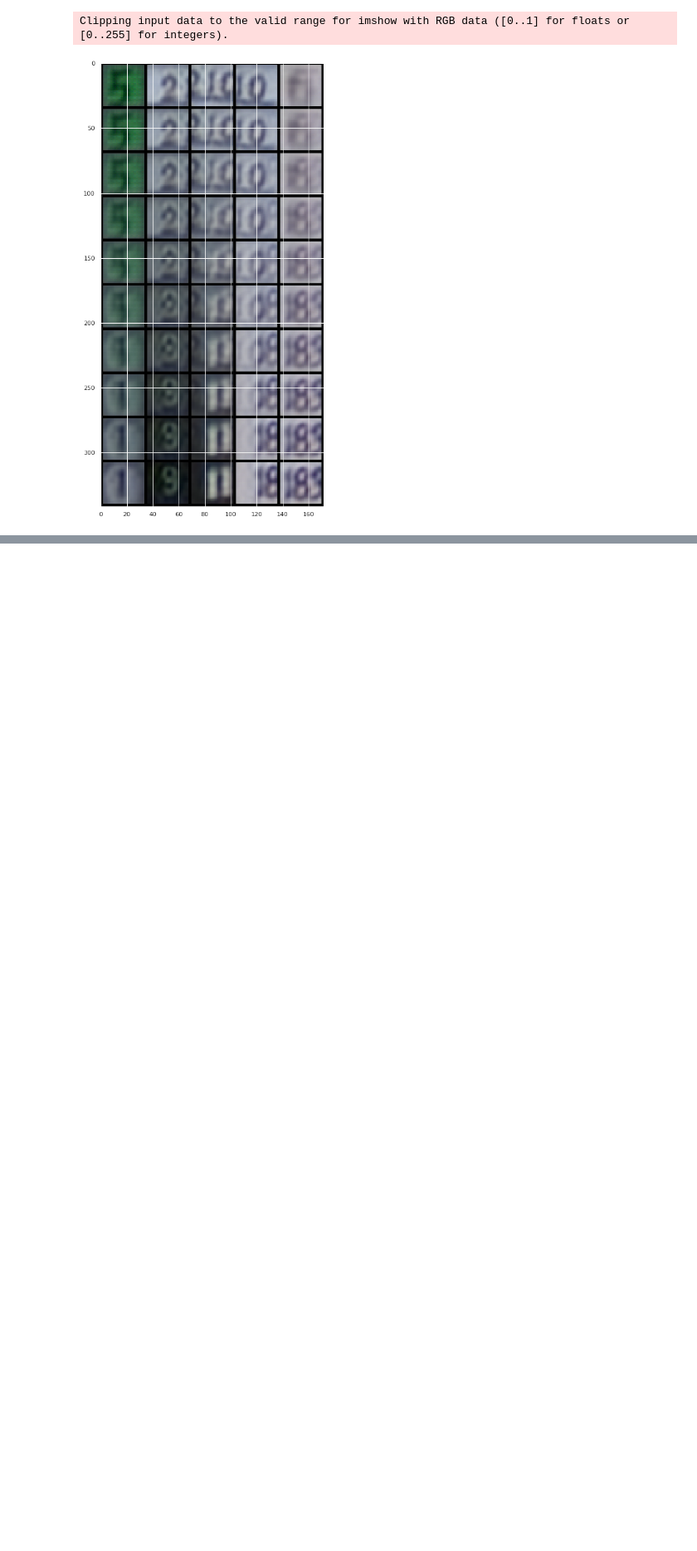
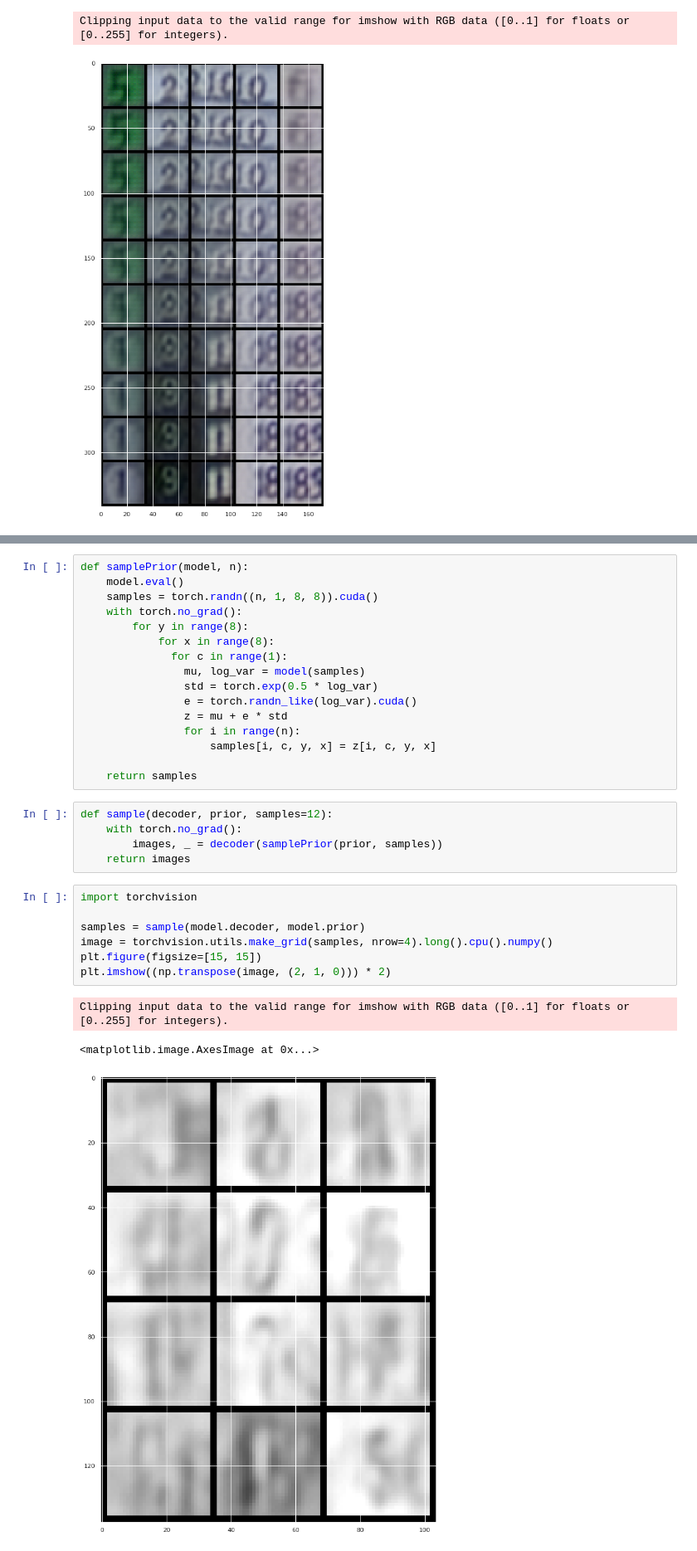
Before and after one commit to vladimirrim/DUL, a Jupyter notebook: Hw_4_2.ipynb, the cells around one changed output, grey strips where cells are left out. Shown at 83% size. Cells and saved outputs as stored; diff of their text form; blank space fills up the shorter version.

```diff
--- a/Hw_4_2.ipynb
+++ b/Hw_4_2.ipynb
@@ -246,0 +396,32 @@ Clipping input data to the valid range for imshow with RGB data ([0..1] for floa
+# %%
+def samplePrior(model, n):
+    model.eval()
+    samples = torch.randn((n, 1, 8, 8)).cuda()
+    with torch.no_grad():
+        for y in range(8):
+            for x in range(8):
+              for c in range(1):
+                mu, log_var = model(samples)
+                std = torch.exp(0.5 * log_var)
+                e = torch.randn_like(log_var).cuda()
+                z = mu + e * std
+                for i in range(n):
+                    samples[i, c, y, x] = z[i, c, y, x]
+
+    return samples
+# %%
+def sample(decoder, prior, samples=12):
+    with torch.no_grad():
+        images, _ = decoder(samplePrior(prior, samples))
+    return images
+# %%
+import torchvision
+
+samples = sample(model.decoder, model.prior)
+image = torchvision.utils.make_grid(samples, nrow=4).long().cpu().numpy()
+plt.figure(figsize=[15, 15])
+plt.imshow((np.transpose(image, (2, 1, 0))) * 2)
+# %% [output]
+Clipping input data to the valid range for imshow with RGB data ([0..1] for floats or [0..255] for integers).
+<matplotlib.image.AxesImage at 0x...>
+[figure, added]
```
Also changed, not shown: parts of 15 cells of this notebook.
